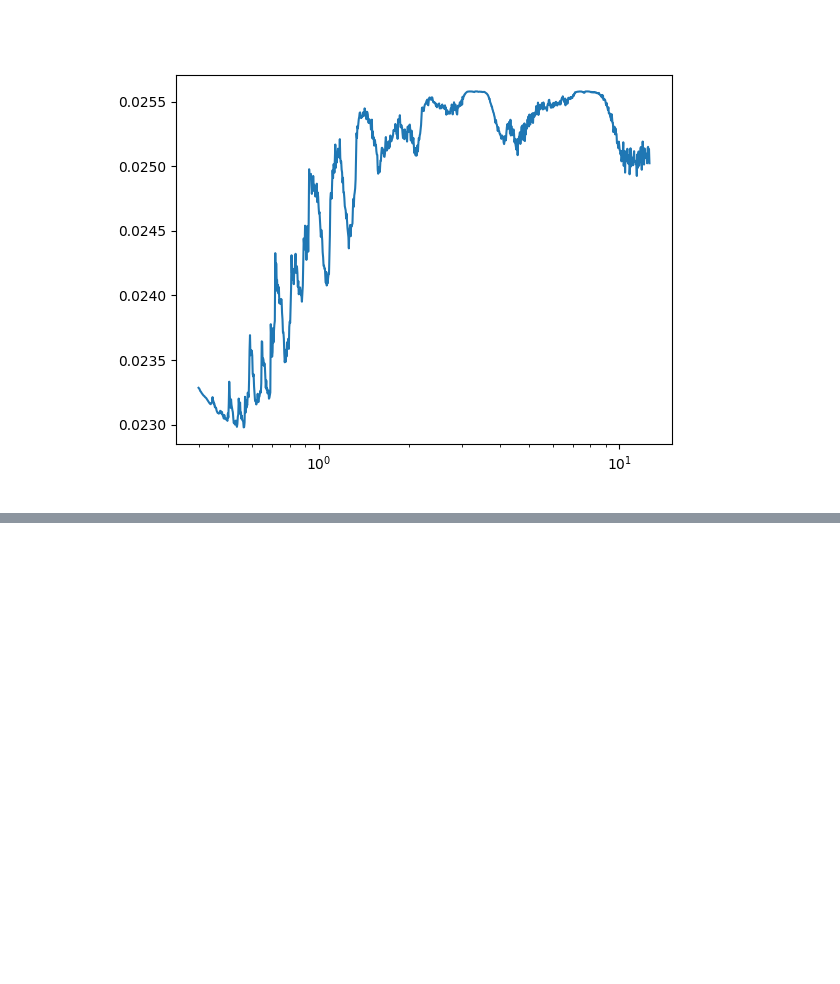
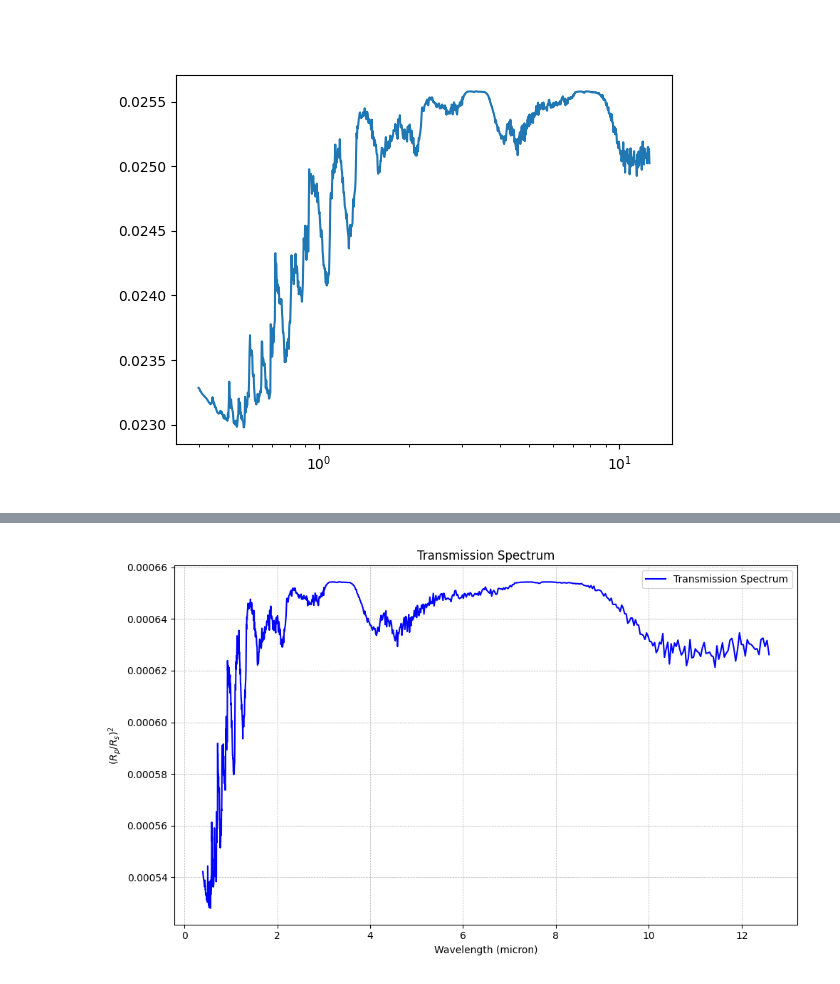
Before and after one commit to riccsimo/T_G_B_T, a Jupyter notebook: Assignment3/wasp_39b_atmosphere.ipynb, the cells around one changed output, grey strips where cells are left out. Saved outputs shown, nothing was run; the diff lists cells and outputs as text; code cells hidden in the pictures; blank space fills up the shorter version.

```diff
--- a/Assignment3/wasp_39b_atmosphere.ipynb
+++ b/Assignment3/wasp_39b_atmosphere.ipynb
@@ -15,3 +10,13 @@ CIACache().set_cia_path("../../data/atmosphere/cia/hitran")
+# %%
+# Paths for data
+xsec_path = "../../data/atmosphere/xsecs"
+cia_path = "../../data/atmosphere/cia/hitran"
+phoenix_path = "../../data/atmosphere/phoenix/BT-Settl_M-0.0a+0.0"
+
+#importing crossections
+OpacityCache().clear_cache()
+OpacityCache().set_opacity_path(xsec_path)
+CIACache().set_cia_path(cia_path)
 # %% [markdown]
 ***Building Model***
 # %%
@@ -90,4 +119,6 @@ CO: 7.73e-06
 # %%
+# Model type
+model_type = "transmission"
 
 #physical phenomena
 #absorption
@@ -96,7 +127,9 @@ tm.add_contribution(AbsorptionContribution())
 
 #CIA (collisional induced absorption)
 from taurex.contributions import CIAContribution
-tm.add_contribution(CIAContribution(cia_pairs=['H2-H2','H2-He']))
+# Contributions
+cia_pairs = ['H2-H2', 'H2-He']
+tm.add_contribution(CIAContribution(cia_pairs=cia_pairs))
 
 #scattering
 from taurex.contributions import RayleighContribution
@@ -129,3 +162,84 @@ plt.show()
 # %% [output]
 [figure]
 [figure]
+# %%
+# Define planet name for filenames
+planet_name = "WASP-39b"
+
+# Generate and save the spectrum data
+spectrum_file = f"{planet_name}_assignment3_taskA_spectrum.dat"
+parameters_file = f"{planet_name}_assignment3_taskA_parameters.txt"
+
+# Write the spectrum data
+wavelength = 10000 / bin_wn  # Convert wavenumber to microns
+rprs_squared = bin_rprs**2
+rprs_error = np.sqrt(rprs_squared)
+
+spectrum_data = np.column_stack((wavelength, rprs_squared, rprs_error))
+np.savetxt(spectrum_file, spectrum_data, header="wavelength(micron) (rp/rs)^2 sqrt((rp/rs)^2)", fmt="%.8e")
+
+# Save forward model parameters
+
+# Write the forward model parameters to a file
+parameters_file = "WASP-39b_assignment3_taskA_parameters.txt"
+
+with open(parameters_file, "w") as param_file:
+    param_file.write("[Global]\n")
+    param_file.write(f"xsec_path = {xsec_path}\n")
+    param_file.write(f"cia_path = {cia_path}\n\n")
+
+    param_file.write("[Chemistry]\n")
+    param_file.write("chemistry_type = taurex\n")
+    param_file.write(f"fill_gases = {','.join(fill_gases)}\n")
+    param_file.write(f"ratio = {ratio}\n\n")
+
+    for name, ratio in zip(gas_names, mix_ratio):
+        param_file.write(f"    [[{name}]]\n")
+        param_file.write("    gas_type = constant\n")
+        param_file.write(f"    mix_ratio = {ratio}\n\n")
+
+    param_file.write("[Temperature]\n")
+    param_file.write(f"profile_type = {temperature_type}\n")
+    param_file.write(f"T = {temperature_value}\n\n")
+
+    param_file.write("[Pressure]\n")
+    param_file.write("profile_type = Simple\n")
+    param_file.write(f"atm_min_pressure = {atm_min_pressure}\n")
+    param_file.write(f"atm_max_pressure = {atm_max_pressure}\n")
+    param_file.write(f"nlayers = {nlayers}\n\n")
+
+    param_file.write("[Planet]\n")
+    param_file.write("planet_type = Simple\n")
+    param_file.write(f"planet_mass = {planet_mass}\n")
+    param_file.write(f"planet_radius = {planet_radius}\n\n")
+
+    param_file.write("[Star]\n")
+    param_file.write("star_type = phoenix\n")
+    param_file.write(f"temperature = {star_temperature}\n")
+    param_file.write(f"radius = {star_radius}\n\n")
+
+    param_file.write("[Model]\n")
+    param_file.write(f"model_type = {model_type}\n\n")
+
+    param_file.write("    [[Absorption]]\n\n")
+    param_file.write("    [[CIA]]\n")
+    param_file.write(f"    cia_pairs = {', '.join(cia_pairs)}\n\n")
+    param_file.write("    [[Rayleigh]]\n")
+
+print(f"Parameters file saved as: {parameters_file}")
+
+
+# Plotting the transmission spectrum
+plt.figure(figsize=(10, 6))
+plt.plot(wavelength, rprs_squared, label="Transmission Spectrum", color='blue')
+plt.xlabel("Wavelength (micron)")
+plt.ylabel("$(R_p/R_s)^2$")
+plt.title("Transmission Spectrum")
+plt.grid(True, linestyle="--", linewidth=0.5)
+plt.legend()
+plt.tight_layout()
+plt.savefig("WASP-39b_assignment3_taskA_spectrum.png")
+plt.show()
+
+print("Transmission spectrum plot saved as: WASP-39b_assignment3_taskA_spectrum.png")
+# %% [output]
@@ -131,0 +247 @@ plt.show()
+[figure, added]
```
Also changed, not shown: parts of 3 cells of this notebook, 8 other files.
